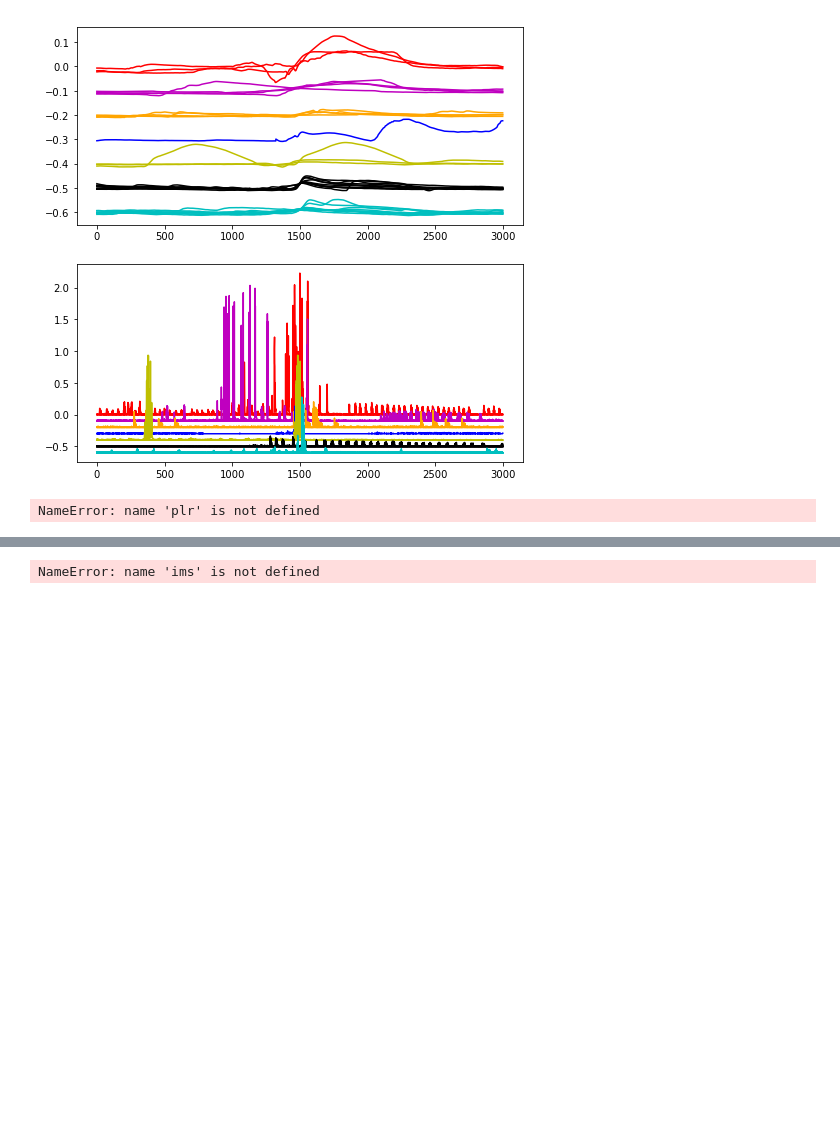
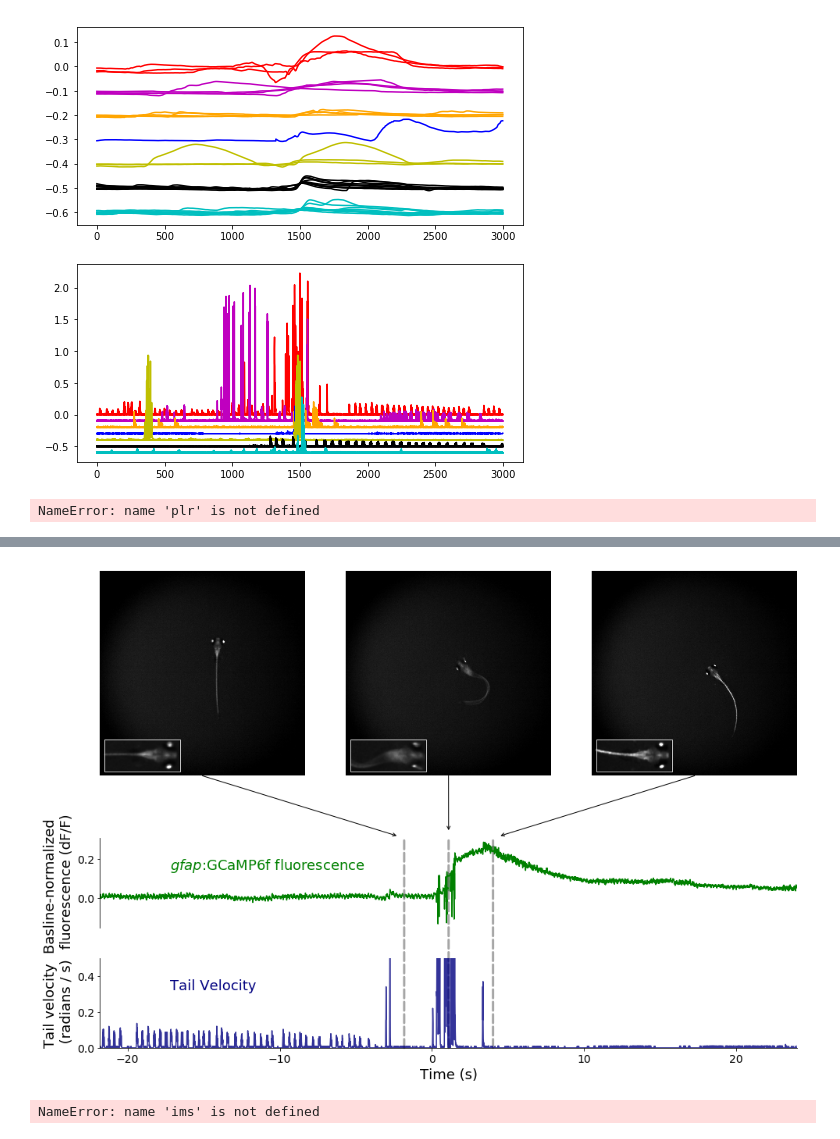
Before and after one commit to Yumuu/ngm, a Jupyter notebook: notebooks/embedding-videos-analysis.ipynb, the cells around one changed output, grey strips where cells are left out. Drawn from its saved outputs; the diff is of its cells as text; code cells hidden in the pictures; blank space fills up the shorter version.

```diff
--- a/notebooks/embedding-videos-analysis.ipynb
+++ b/notebooks/embedding-videos-analysis.ipynb
@@ -295,31 +319,35 @@ font = {'family': 'sans-serif',
         'size': 18,
         }
 
-example_fish = 0
-fish_ims_al = aligned_ims[example_fish]
-fish_ims_raw = raw_ims[example_fish]
-tx = pos_params[example_fish]
 tpoints = (13838, 14130, 14422)
-colors = {'fl_ts':'g', 'tail_ts':'c'}
+colors = {'fl_ts':'g', 'tail_ts':'navy'}
 roi = {}
 roi['brain'] = (slice(min(tpoints)- 2000, max(tpoints) + 2000), slice(94, 104), slice(190, 194))
-#roi['spine'] = (slice(min(tpoints)- 2000, max(tpoints) + 2000), slice(94, 108), slice(160, 164))
 x_axis = (np.arange(roi['brain'][0].start, roi['brain'][0].stop)) / fs_im
+struggle_time = 140.2
+x_axis -= struggle_time
 
-crop = 10
-fig = plt.figure(figsize=(16,8))
-gs = GridSpec(nrows=3, ncols=3, height_ratios=(4,1,1))
+fig = plt.figure(figsize=(16,12))
+gs = GridSpec(nrows=3, ncols=3, height_ratios=(3,1,1))
 axs_ims = []
 
 # set the clim based on the brain fluorescence, not the eyes
 # x position before eyes appear in image
 eye_cutoff = 200
+crop = 10
 clim = min([fish_ims_al[t][crop:-crop, crop:-crop].min() for t in tpoints]), max([fish_ims_al[t][crop:-crop, crop:eye_cutoff].max() for t in tpoints])
 
 # show fish images
 for ind, t in enumerate(tpoints):
     axs_ims.append(fig.add_subplot(gs[0,ind]))
-    axs_ims[-1].imshow(fish_ims_raw[t], cmap='gray', clim=clim, origin='lower')
+    raw = fish_ims_raw[t].copy()
+    inset = fish_ims_al[t].copy()[80:120,130:225]
+    scale = 2
+    ori = (10,10)
+    composite, bbox = make_composite_fish_image(raw, inset, scale, ori)
+    inset_border = Rectangle(bbox[:2][::-1], bbox[3], bbox[2], fill=False, color='white', linewidth=1, alpha=.8)
+    axs_ims[-1].imshow(composite, cmap='gray', clim=clim, origin='lower')
+    axs_ims[-1].add_patch(inset_border)
     axs_ims[-1].axis('off')
     for key, val in roi.items():
         patch = Rectangle((val[2].start, val[1].start),
@@ -331,53 +359,60 @@ for ind, t in enumerate(tpoints):
 axs_ts = []
 axs_ts.append(fig.add_subplot(gs[1,:]))
 axs_ts.append(fig.add_subplot(gs[2,:]))
-axs_ts[1].plot(x_axis, np.array(fish_ims_al[roi['brain'][0]])[:,roi['brain'][1],roi['brain'][2]].mean((1,2)), color=colors['fl_ts'])
+fl_ts = np.array(fish_ims_al[roi['brain'][0]])[:,roi['brain'][1],roi['brain'][2]].mean((1,2))
+fl_ts = dff(fl_ts, 100 * fs_im, 10, baseline_offset=10)
+axs_ts[0].plot(x_axis, fl_ts, color=colors['fl_ts'])
+axs_ts[0].set_ylabel('Basline-normalized \n fluorescence (dF/F)', fontdict=font)
+axs_ts[0].annotate('$\itgfap$:GCaMP6f fluorescence', (.1,.65), xycoords='axes fraction',color=colors['fl_ts'], fontsize=18)
+
+tail_ts = np.log(1 + np.abs(np.diff(tail_angles[fish_ind][0][roi['brain'][0]])))
+axs_ts[1].plot(x_axis[1:], tail_ts, alpha=.8, color=colors['tail_ts'])
+axs_ts[1].set_ylim(0,.5)
+axs_ts[1].set_ylabel('Tail velocity \n (radians / s)', fontdict=font)
+axs_ts[1].annotate('Tail Velocity', (.1,.65), xycoords='axes fraction',color=colors['tail_ts'], fontsize=18)
+
+axs_ts[1].set_xlabel('Time (s)', fontdict=font)
+axs_format(axs_ts[1])
+axs_format(axs_ts[0])
+list(map(axs_format, axs_ts))
+[ax.set_xlim(x_axis[0], x_axis[-1]) for ax in axs_ts]
+axs_ts[0].spines['bottom'].set_visible(False)
 
 # Draw dotted lines for the sampled timepoints
 for ind, t in enumerate(tpoints):
-    xyA = (t/fs_im, axs_ts[1].get_ylim()[0])
-    xyB = (t/fs_im, axs_ts[0].get_ylim()[-1])
+    xyA = (x_axis[(t - roi['brain'][0].start)], axs_ts[1].get_ylim()[0])
+    xyB = (x_axis[(t - roi['brain'][0].start)], axs_ts[0].get_ylim()[-1])
     coordsA = "data"
     coordsB = "data"
     con = ConnectionPatch(xyA=xyA, xyB=xyB, coordsA=coordsA, coordsB=coordsB,
                       axesA=axs_ts[1], axesB=axs_ts[0],shrinkB=0,color='grey', linestyle='--', alpha=.7, linewidth=3)
 
     axs_ts[1].add_artist(con)
-
-axs_ts[1].set_ylabel('ROI Intensity \n (a.u.)', fontdict=font)
-axs_ts[1].set_xlabel('Time (s)', fontdict=font)
-
-axs_ts[0].plot(x_axis, tail_angles[example_fish][0][roi['brain'][0]], alpha=.8, color=colors['tail_ts'])
-axs_ts[0].set_ylabel('Tail angle \n (radians)', fontdict=font)
-
-axs_format(axs_ts[1])
-axs_format(axs_ts[0])
-axs_ts[0].spines['bottom'].set_visible(False)
 
 # erase x-axis for top timeseries plot
 axs_ts[0].tick_params(
     axis='x',
     which='both',
     bottom='off',
     top='off',
     labelbottom='off')
 
 # Stick connecting lines between images and timeseries
 for ind, t in enumerate(tpoints):
     xyA = (.5,0)
-    xyB = (t/fs_im, axs_ts[0].get_ylim()[-1])
+    xyB = (x_axis[(t - roi['brain'][0].start)], axs_ts[0].get_ylim()[-1])
     coordsA = "axes fraction"
     coordsB = "data"
     con = ConnectionPatch(xyA=xyA, xyB=xyB, coordsA=coordsA, coordsB=coordsB,
                       axesA=axs_ims[ind], axesB=axs_ts[0],
                       arrowstyle="->", shrinkB=10)
 
     axs_ims[ind].add_artist(con)
 
-axs_ts[0].annotate('Tail Angle', (.15,.65), xycoords='axes fraction',color=colors['tail_ts'], fontsize=label_size)
-axs_ts[1].annotate('$\itgfap$:GCaMP6f fluorescence', (.15,.65), xycoords='axes fraction',color=colors['fl_ts'], fontsize=label_size)
 
-#plt.savefig('/groups/ahrens/ahrenslab/projects/ngm/presentation/resource/embedding_video_struggle_example.pdf')
+plt.savefig('/groups/ahrens/ahrenslab/projects/ngm/presentation/resource/embedding_video_struggle_example.pdf')
+# %% [output]
+[figure, added]
 # %%
 fluo_ims = np.array(ims[exp])
 fs_im = 100
```
Also changed, not shown: parts of 7 cells of this notebook.
